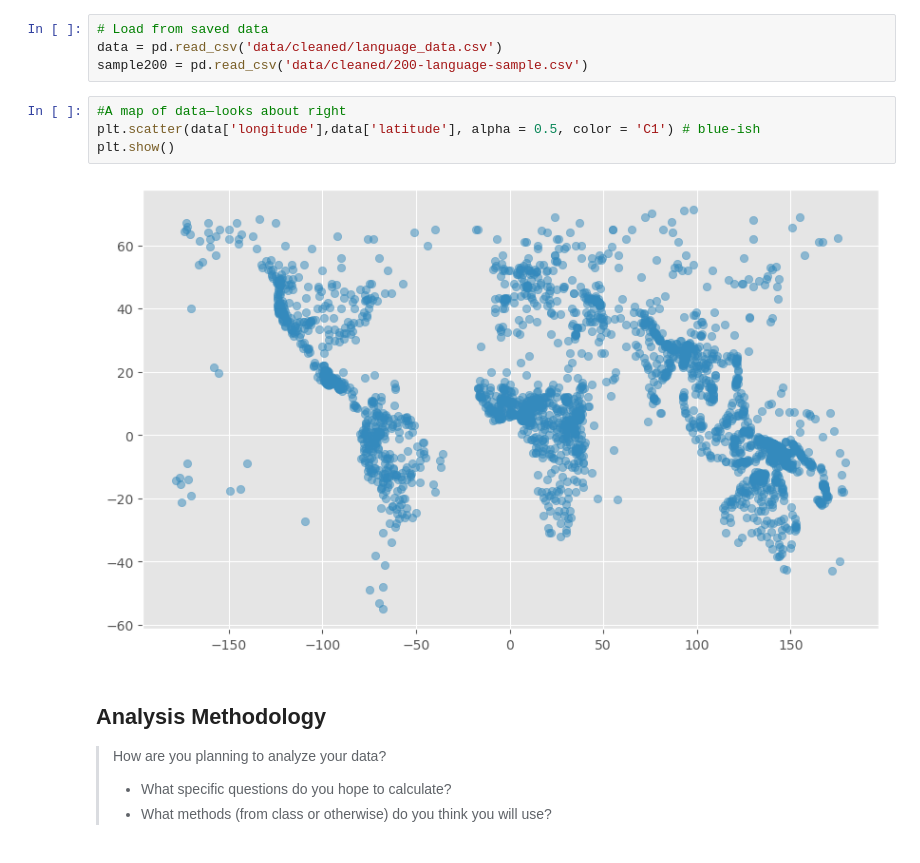
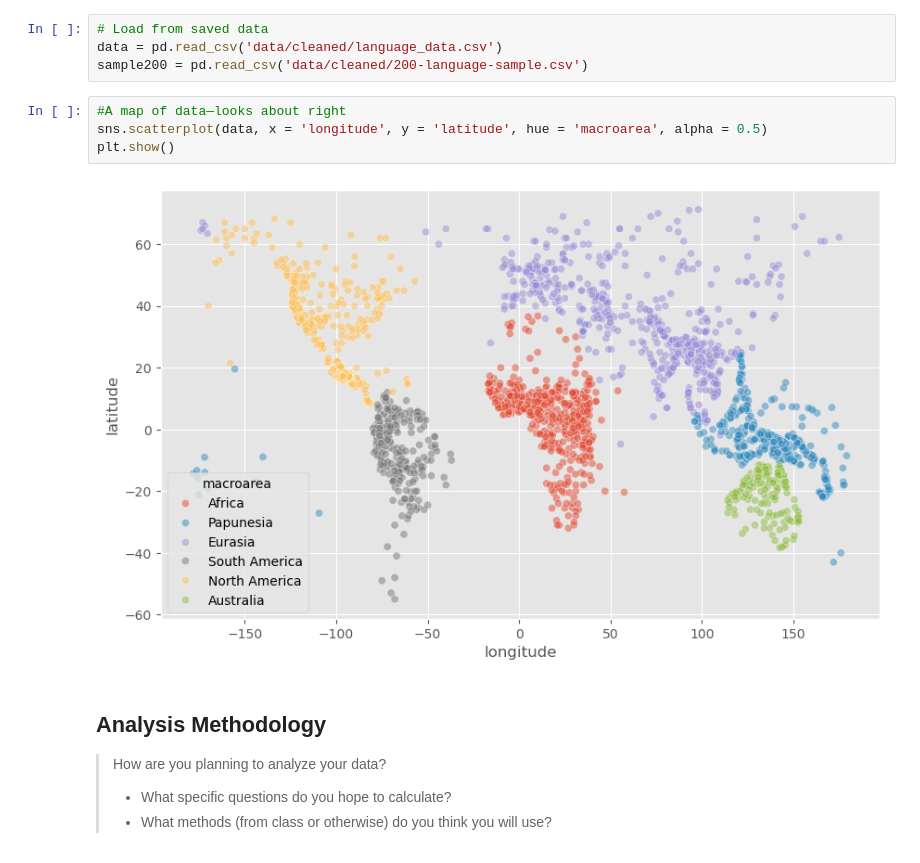
Before and after one commit to pngyn/ds-project, a Jupyter notebook: 02-Milestone.ipynb, the cells around one changed output. Drawn from its saved outputs; the diff is of its cells as text.

Commit message:
Colored geo-coord plot by macroarea

```diff
--- a/02-Milestone.ipynb
+++ b/02-Milestone.ipynb
@@ -292,10 +297,10 @@ data = pd.read_csv('data/cleaned/language_data.csv')
 sample200 = pd.read_csv('data/cleaned/200-language-sample.csv')
 # %%
 #A map of data—looks about right
-plt.scatter(data['longitude'],data['latitude'], alpha = 0.5, color = 'C1') # blue-ish
+sns.scatterplot(data, x = 'longitude', y = 'latitude', hue = 'macroarea', alpha = 0.5)
 plt.show()
 # %% [output]
-[figure, old version]
+[figure, new version]
 # %% [markdown]
 ## Analysis Methodology
 
```
Also changed, not shown: parts of 1 cell of this notebook.
